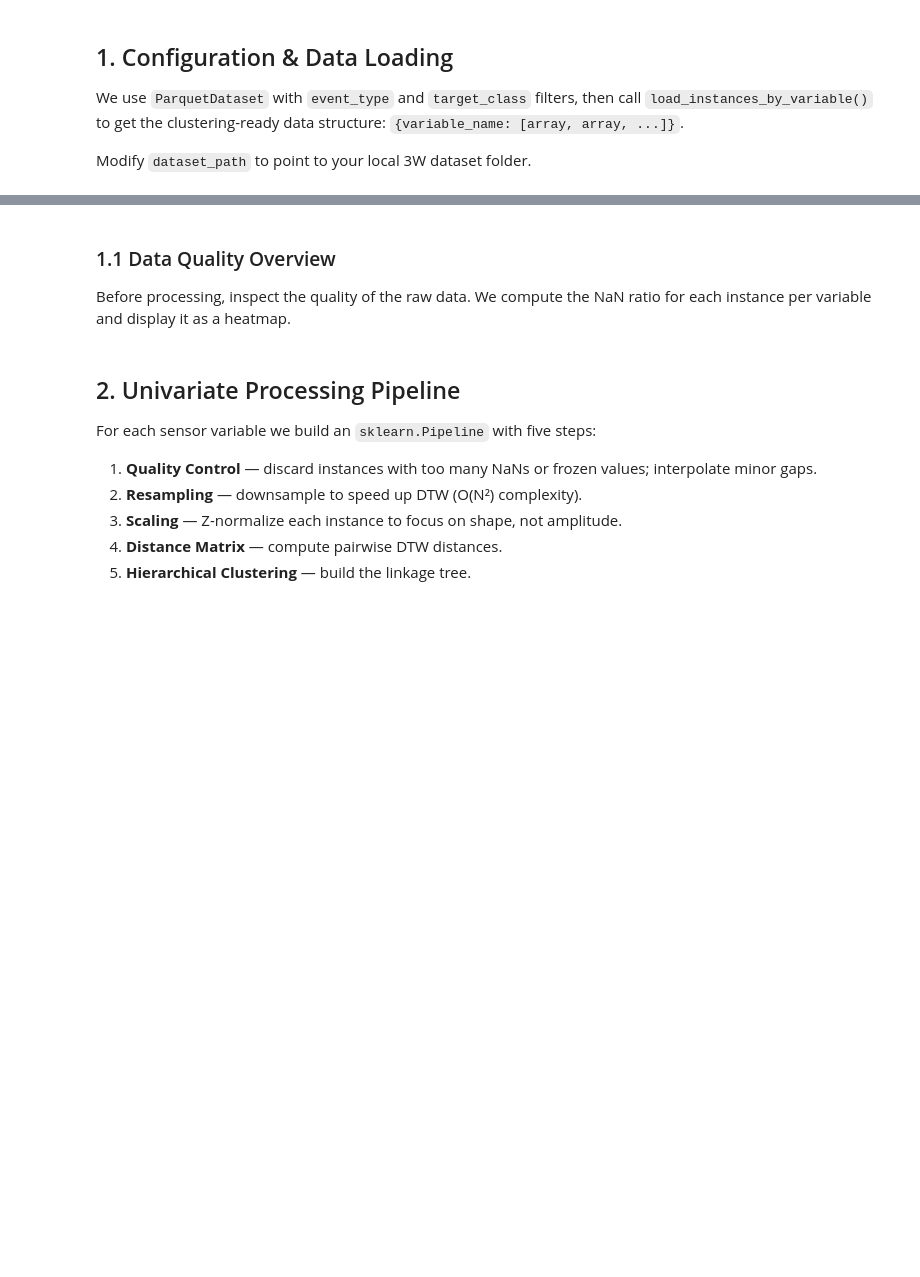
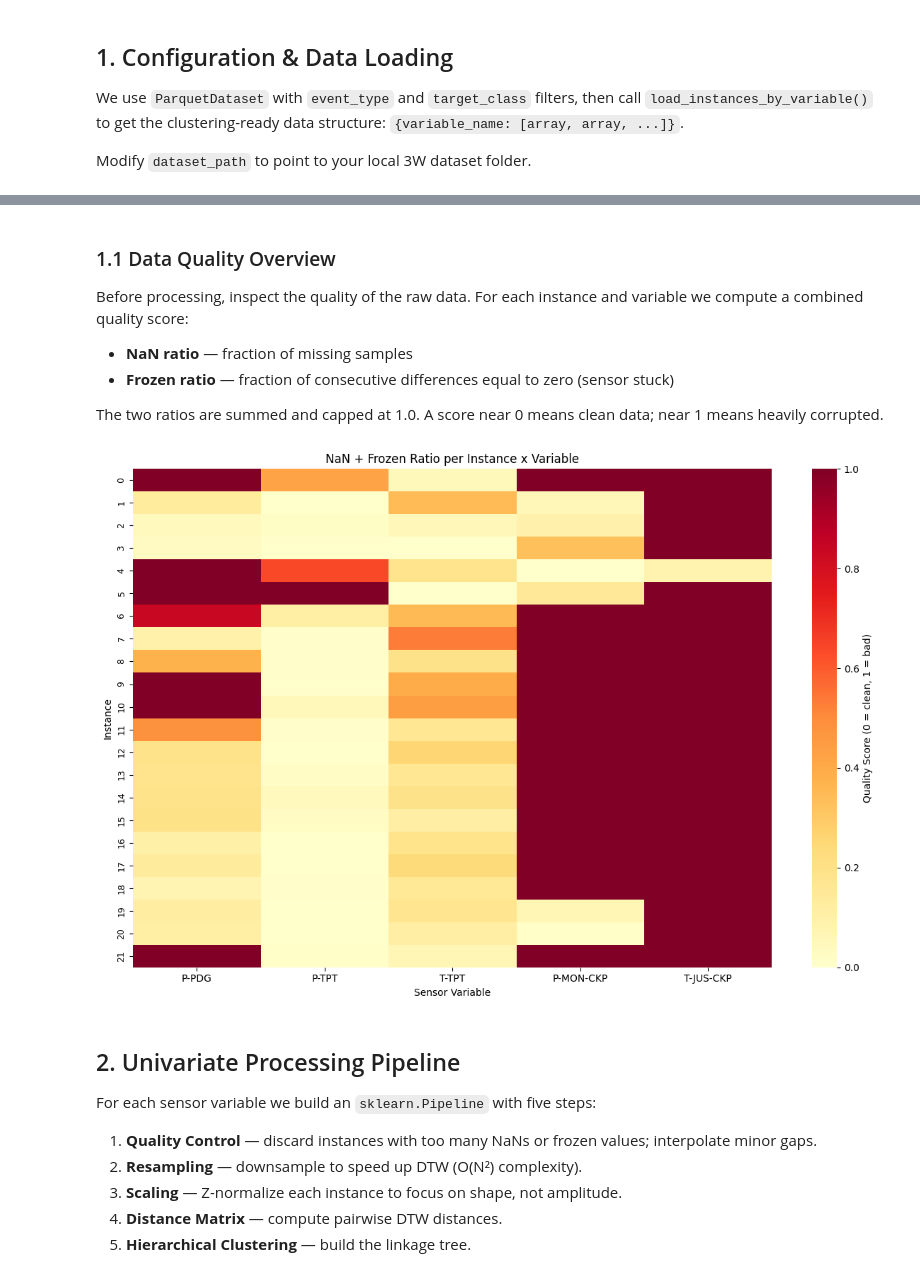
Before and after one commit to RalphVita/3W, a Jupyter notebook: docs/notebooks/clustering_pipeline_examples.ipynb, the cells around one changed output, grey strips where cells are left out. Saved outputs shown, nothing was run; the diff lists cells and outputs as text; code cells hidden in the pictures; blank space fills up the shorter version.

Commit message:
Plot original instances indices

```diff
--- a/docs/notebooks/clustering_pipeline_examples.ipynb
+++ b/docs/notebooks/clustering_pipeline_examples.ipynb
@@ -71,25 +81,27 @@ for var, instances in data_map.items():
 # %% [markdown]
 ### 1.1 Data Quality Overview
 
-Before processing, inspect the quality of the raw data. We compute the NaN ratio for each instance per variable and display it as a heatmap.
+Before processing, inspect the quality of the raw data. For each instance and variable we compute a combined quality score:
+
+- **NaN ratio** — fraction of missing samples
+- **Frozen ratio** — fraction of consecutive differences equal to zero (sensor stuck)
+
+The two ratios are summed and capped at 1.0. A score near 0 means clean data; near 1 means heavily corrupted.
 # %%
 import numpy as np
 import pandas as pd
 
-# Build a quality DataFrame: NaN ratio per instance x variable
-n_instances = len(ds)
-quality_data = {}
-for var in TARGET_VARS:
-    ratios = []
-    for series in data_map[var]:
-        ratios.append(np.isnan(series).mean())
-    quality_data[var] = ratios
+instance_labels = [str(i) for i in range(len(ds))]
 
-quality_df = pd.DataFrame(quality_data)
-
-viz = DataQualityHeatmap(quality_df, title="NaN Ratio per Instance x Variable")
+viz = DataQualityHeatmap.from_data_map(
+    data_map,
+    variables=TARGET_VARS,
+    instance_labels=instance_labels,
+)
 fig, ax = viz.plot()
 plt.show()
+# %% [output]
+[figure, added]
 # %% [markdown]
 ## 2. Univariate Processing Pipeline
 
```
Also changed, not shown: parts of 9 cells of this notebook, 2 other files.
